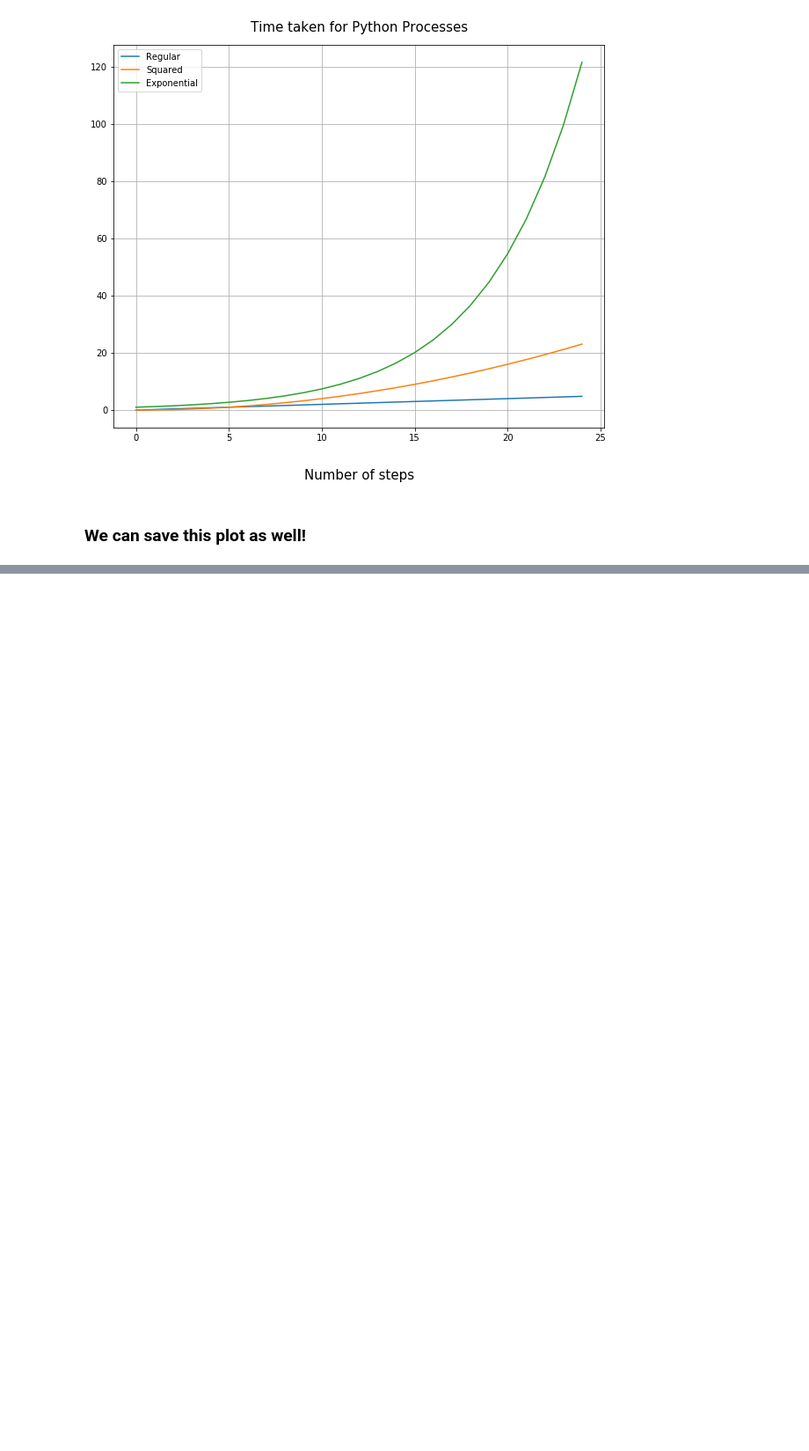
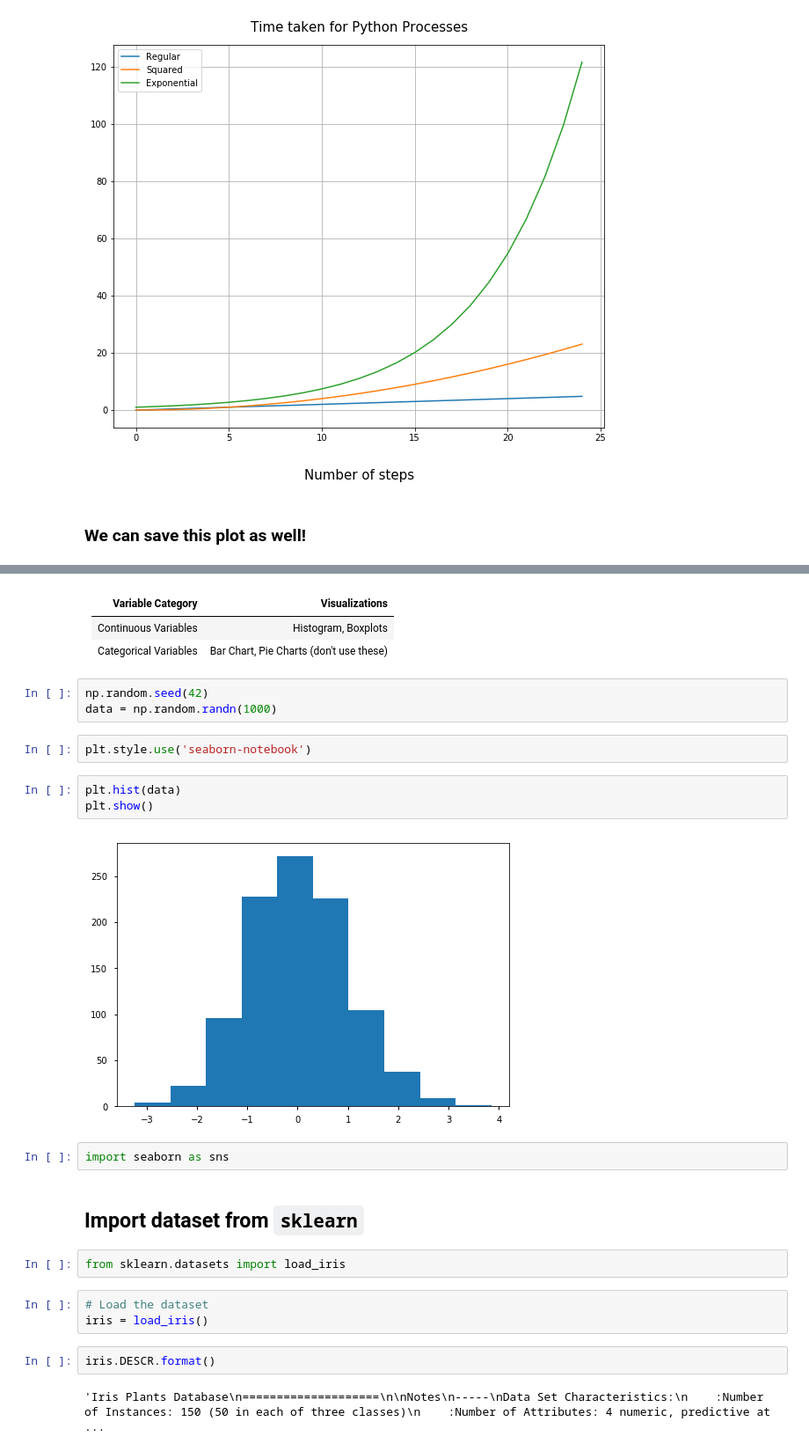
Before and after one commit to pratos/python4ds, a Jupyter notebook: notebooks/Python Visualization snippets.ipynb, the cells around one changed output, grey strips where cells are left out. Shown at 88% size. Cells and saved outputs as stored; diff of their text form; blank space fills up the shorter version.

```diff
--- a/notebooks/Python Visualization snippets.ipynb
+++ b/notebooks/Python Visualization snippets.ipynb
@@ -375,0 +434,28 @@ plt.show()
+# %% [markdown]
+|Variable Category|Visualizations|
+|---|---|
+|Continuous Variables|Histogram, Boxplots|
+|Categorical Variables|Bar Chart, Pie Charts (don't use these)|
+# %%
+np.random.seed(42)
+data = np.random.randn(1000)
+# %%
+plt.style.use('seaborn-notebook')
+# %%
+plt.hist(data)
+plt.show()
+# %% [output]
+[figure, added]
+# %%
+import seaborn as sns
+# %% [markdown]
+## Import dataset from `sklearn`
+# %%
+from sklearn.datasets import load_iris
+# %%
+# Load the dataset
+iris = load_iris()
+# %%
+iris.DESCR.format()
+# %% [output]
+'Iris Plants Database\n====================\n\nNotes\n-----\nData Set Characteristics:\n    :Number of Instances: 150 (50 in each of three classes)\n    :Number of Attributes: 4 numeric, predictive at ...
```
Also changed, not shown: parts of 41 cells of this notebook, 1 other file.
